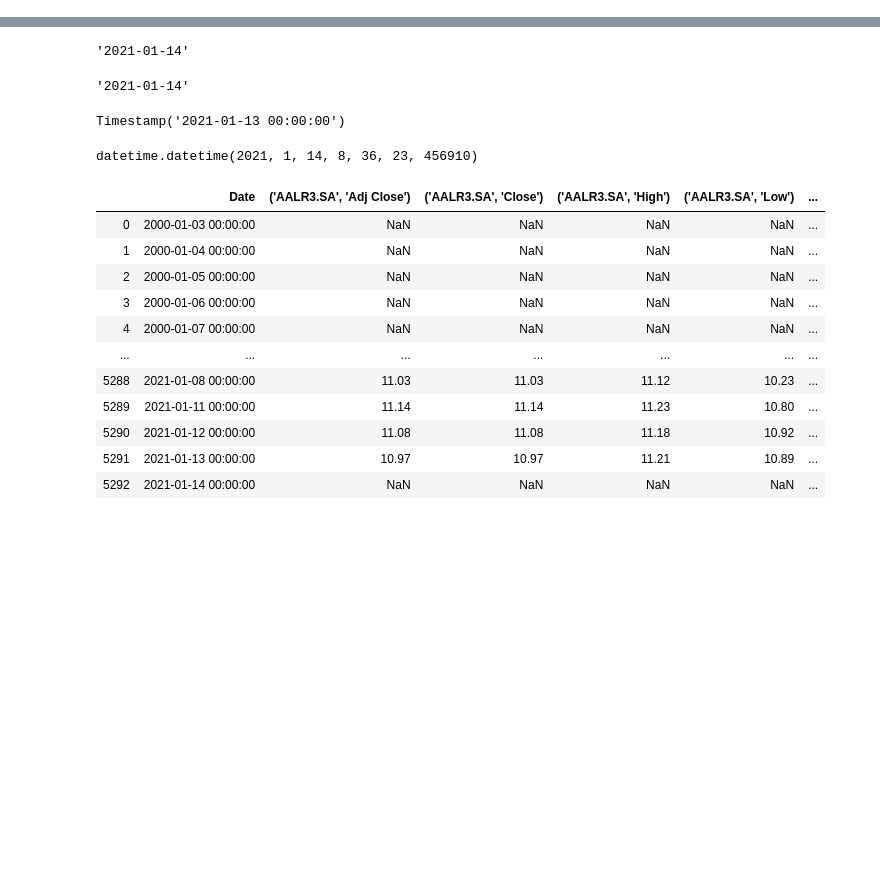
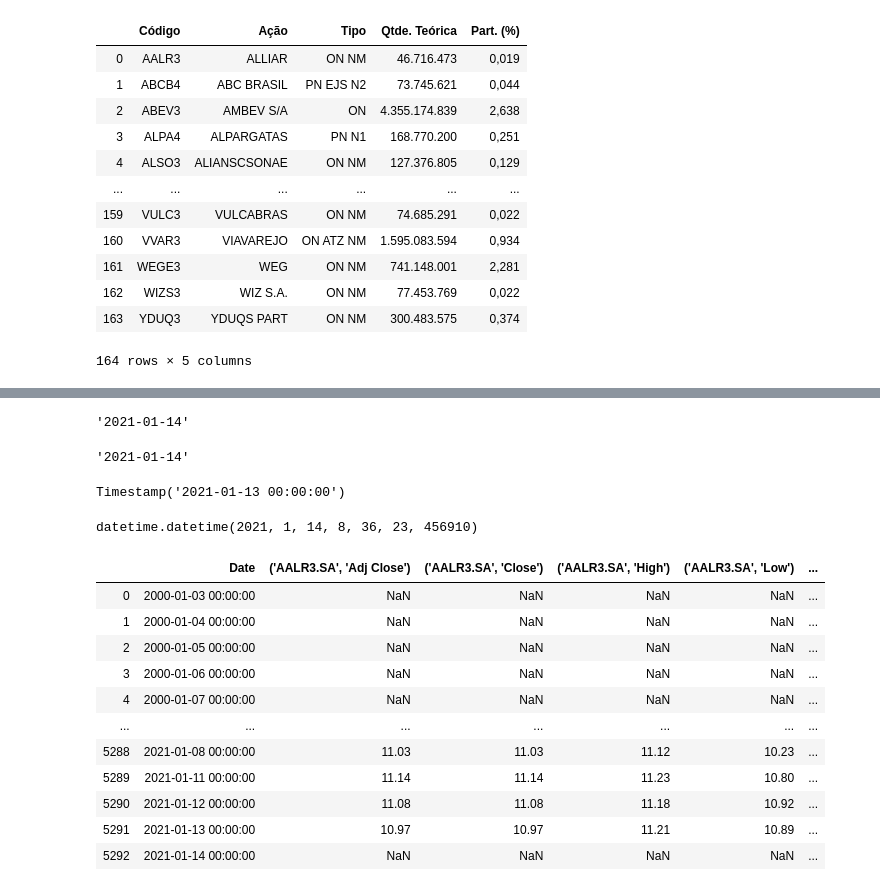
Before and after one commit to rafaelschena/stocks_analyzer, a Jupyter notebook: tests.ipynb, the cells around one changed output, grey strips where cells are left out. Drawn from its saved outputs; the diff is of its cells as text; code cells hidden in the pictures; blank space fills up the shorter version.

```diff
--- a/tests.ipynb
+++ b/tests.ipynb
@@ -2,3 +2,21 @@
 import pandas as pd
 import yfinance as yf
 import sqlite3
+# %%
+df = pd.read_csv('./data/IBrA.csv', delimiter=';')
+# %%
+df
+# %% [output]
+|  | Código | Ação | Tipo | Qtde. Teórica | Part. (%) |
+| 0 | AALR3 | ALLIAR | ON NM | 46.716.473 | 0,019 |
+| 1 | ABCB4 | ABC BRASIL | PN EJS N2 | 73.745.621 | 0,044 |
+| 2 | ABEV3 | AMBEV S/A | ON | 4.355.174.839 | 2,638 |
+| 3 | ALPA4 | ALPARGATAS | PN N1 | 168.770.200 | 0,251 |
+| 4 | ALSO3 | ALIANSCSONAE | ON NM | 127.376.805 | 0,129 |
+| ... | ... | ... | ... | ... | ... |
+| 159 | VULC3 | VULCABRAS | ON NM | 74.685.291 | 0,022 |
+| 160 | VVAR3 | VIAVAREJO | ON ATZ NM | 1.595.083.594 | 0,934 |
+| 161 | WEGE3 | WEG | ON NM | 741.148.001 | 2,281 |
+| 162 | WIZS3 | WIZ S.A. | ON NM | 77.453.769 | 0,022 |
+| 163 | YDUQ3 | YDUQS PART | ON NM | 300.483.575 | 0,374 |
+164 rows × 5 columns
```
Also changed, not shown: parts of 5 cells of this notebook, 2 other files.
